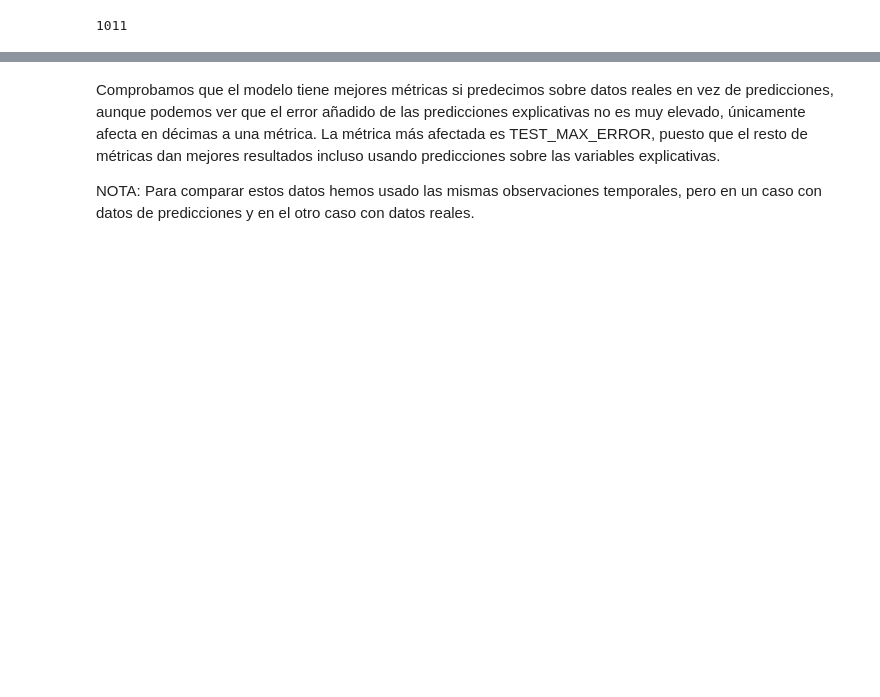
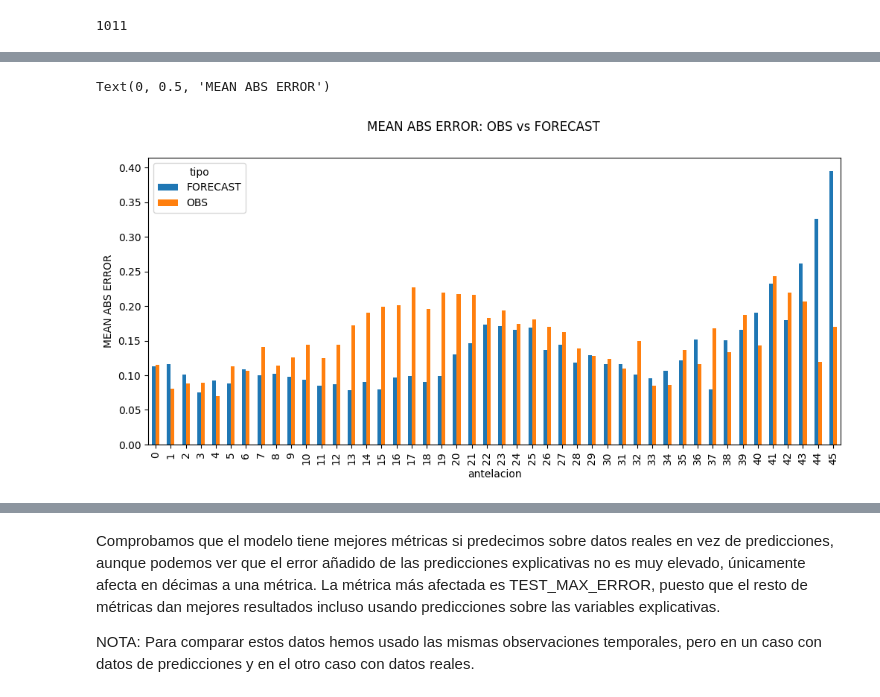
Before and after one commit to MarioBaldocchi/PD, a Jupyter notebook: forecasts/evaluacion.ipynb, the cells around one changed output, grey strips where cells are left out. Drawn from its saved outputs; the diff is of its cells as text; code cells hidden in the pictures; blank space fills up the shorter version.

```diff
--- a/forecasts/evaluacion.ipynb
+++ b/forecasts/evaluacion.ipynb
@@ -274,0 +310,8 @@ df_results
+# %%
+fig, ax = plt.subplots(figsize=(12,5))
+df_metrics.pivot(index='antelacion', columns='tipo', values='TEST_MEAN_ABS_ERROR').plot(kind='bar', ax=ax)
+fig.suptitle('MEAN ABS ERROR: OBS vs FORECAST')
+ax.set_ylabel('MEAN ABS ERROR')
+# %% [output]
+Text(0, 0.5, 'MEAN ABS ERROR')
+[figure, added]
```
Also changed, not shown: parts of 33 cells of this notebook.
